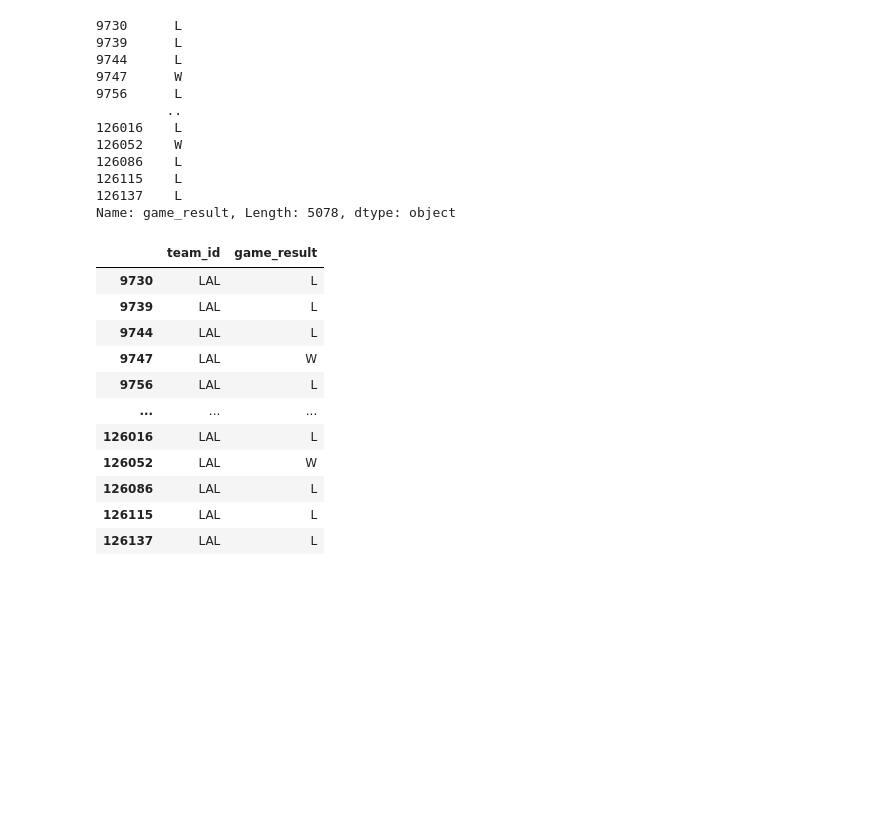
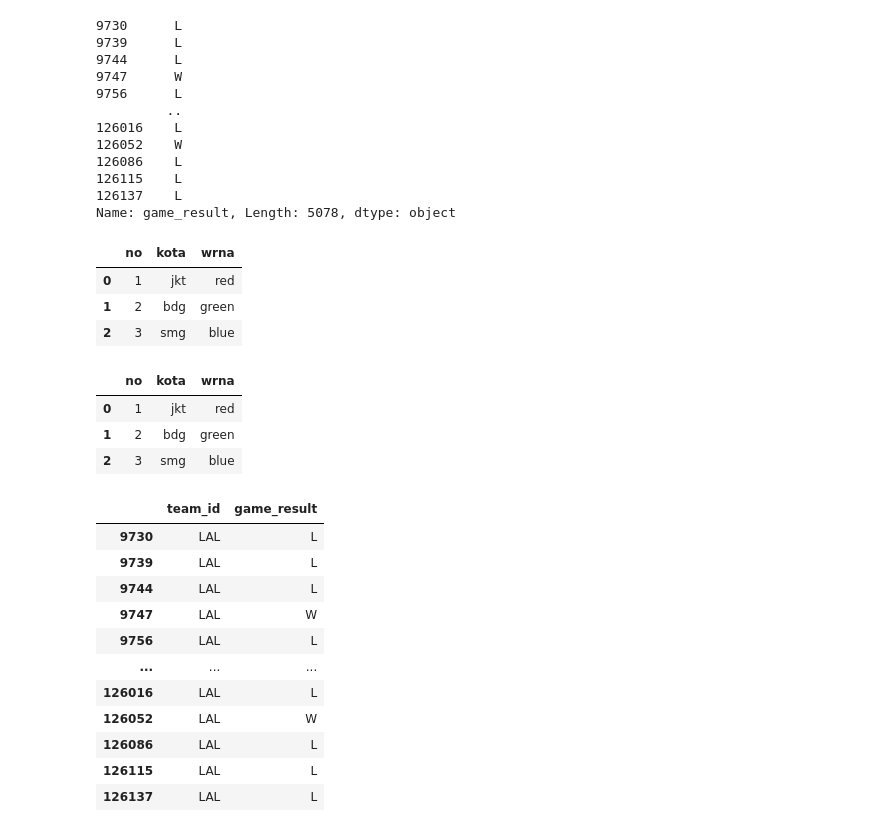
Before and after one commit to Vincentim27/belajar_push_103_pytn_rmt, a Jupyter notebook: sesi_5_pandas.ipynb, the cells around one changed output. Drawn from its saved outputs; the diff is of its cells as text; code cells hidden in the pictures; blank space fills up the shorter version.

```diff
--- a/sesi_5_pandas.ipynb
+++ b/sesi_5_pandas.ipynb
@@ -327,6 +368,27 @@ df.loc[df.team_id == 'LAL','game_result']
 126115    L
 126137    L
 Name: game_result, Length: 5078, dtype: object
+# %%
+cosol = {
+    'no':[1,2,3],
+    'kota':['jkt','bdg','smg'],
+    'wrna':['red','green','blue']
+}
+# %%
+cosol = pd.DataFrame(cosol)
+cosol
+# %% [output]
+|  | no | kota | wrna |
+| 0 | 1 | jkt | red |
+| 1 | 2 | bdg | green |
+| 2 | 3 | smg | blue |
+# %%
+cosol.loc[:2,:]
+# %% [output]
+|  | no | kota | wrna |
+| 0 | 1 | jkt | red |
+| 1 | 2 | bdg | green |
+| 2 | 3 | smg | blue |
 # %%
 # step2 : mau make sure apakah betul semua nya itu Lakers (LAL)
 df.loc[df.team_id == 'LAL',['team_id', 'game_result']]
```
Also changed, not shown: parts of 5 cells of this notebook, 4 other files.
